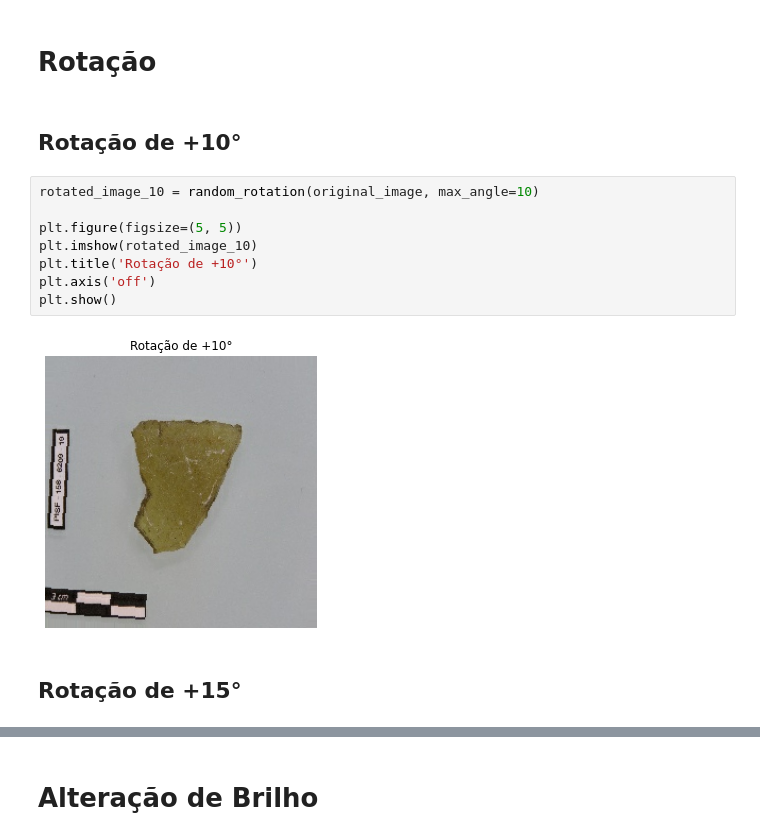
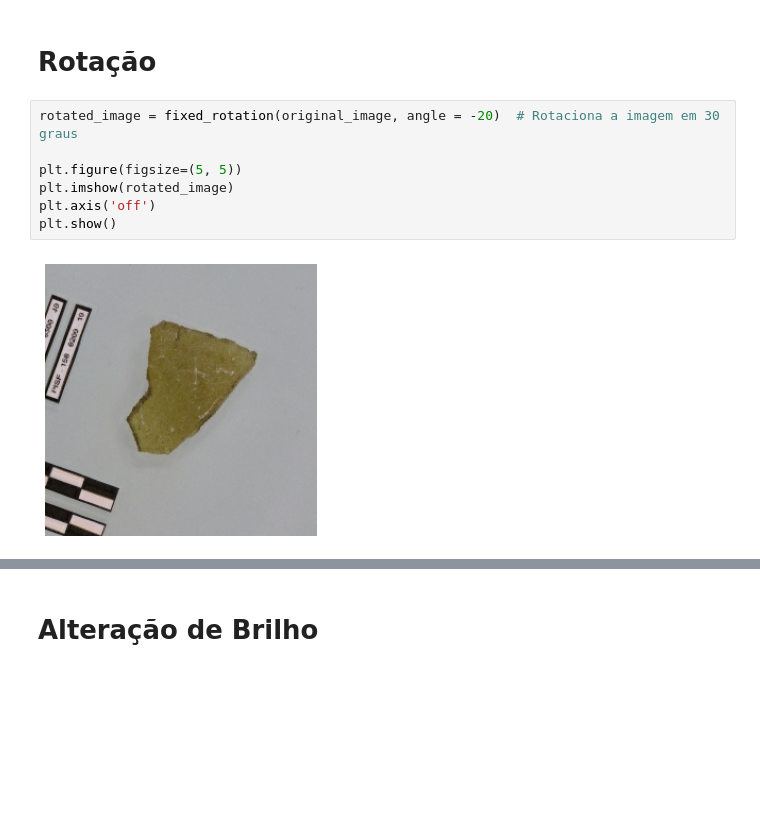
Before and after one commit to ArthurrCr/projeto_classificacao_artefatos, a Jupyter notebook: notebooks/_preprocessamento.ipynb, the cells around one changed output, grey strips where cells are left out. Cells and saved outputs as stored; diff of their text form; blank space fills up the shorter version.

```diff
--- a/notebooks/_preprocessamento.ipynb
+++ b/notebooks/_preprocessamento.ipynb
@@ -71,17 +66,12 @@ plt.show()
 # Aplicação e Visualização das Técnicas de Data Augmentation
 # %% [markdown]
 # Rotação
-# %% [markdown]
-## Rotação de +10°
 # %%
-rotated_image_10 = random_rotation(original_image, max_angle=10)
+rotated_image = fixed_rotation(original_image, angle = -20)  # Rotaciona a imagem em 30 graus
 
 plt.figure(figsize=(5, 5))
-plt.imshow(rotated_image_10)
-plt.title('Rotação de +10°')
+plt.imshow(rotated_image)
 plt.axis('off')
 plt.show()
 # %% [output]
-[figure, old version]
+[figure, new version]
-# %% [markdown]
-## Rotação de +15°
```
Also changed, not shown: parts of 29 cells of this notebook, 4 other files.
